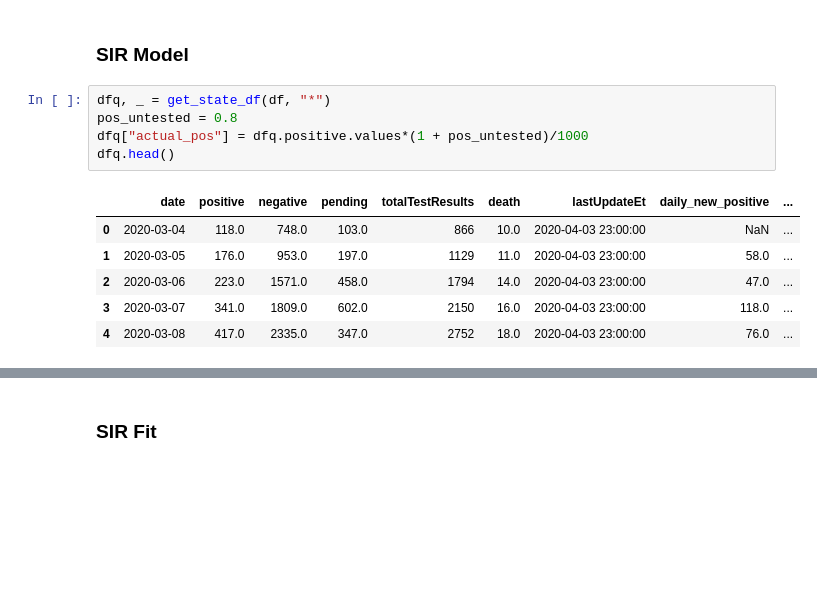
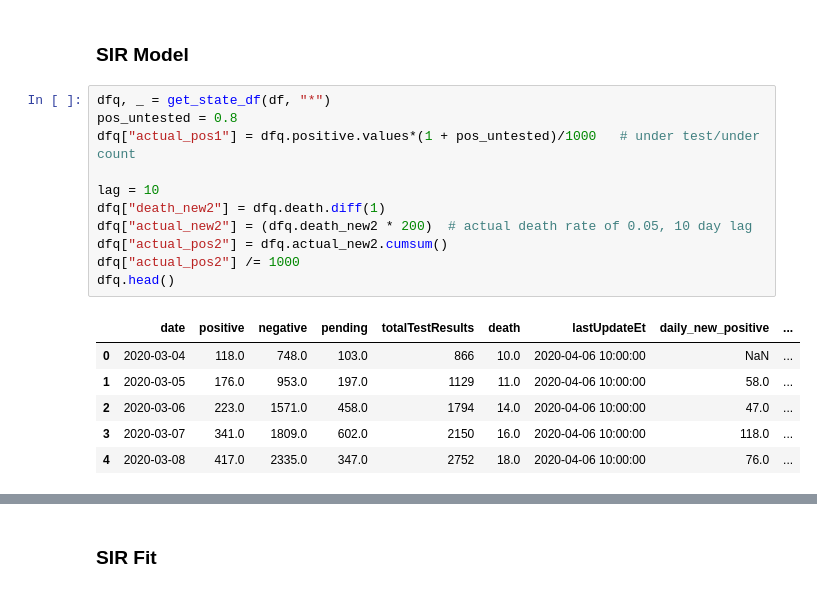
Before and after one commit to DrSkippy/2020covid19, a Jupyter notebook: SIR Fits.ipynb, the cells around one changed output, grey strips where cells are left out. Cells and saved outputs as stored; diff of their text form; blank space fills up the shorter version.

```diff
--- a/SIR Fits.ipynb
+++ b/SIR Fits.ipynb
@@ -56,12 +59,18 @@ df.head()
 # %%
 dfq, _ = get_state_df(df, "*")
 pos_untested = 0.8
-dfq["actual_pos"] = dfq.positive.values*(1 + pos_untested)/1000
+dfq["actual_pos1"] = dfq.positive.values*(1 + pos_untested)/1000   # under test/under count
+
+lag = 10
+dfq["death_new2"] = dfq.death.diff(1)
+dfq["actual_new2"] = (dfq.death_new2 * 200)  # actual death rate of 0.05, 10 day lag
+dfq["actual_pos2"] = dfq.actual_new2.cumsum()
+dfq["actual_pos2"] /= 1000
 dfq.head()
 # %% [output]
 |  | date | positive | negative | pending | totalTestResults | death | lastUpdateEt | daily_new_positive | ... |
-| 0 | 2020-03-04 | 118.0 | 748.0 | 103.0 | 866 | 10.0 | 2020-04-03 23:00:00 | NaN | ... |
-| 1 | 2020-03-05 | 176.0 | 953.0 | 197.0 | 1129 | 11.0 | 2020-04-03 23:00:00 | 58.0 | ... |
-| 2 | 2020-03-06 | 223.0 | 1571.0 | 458.0 | 1794 | 14.0 | 2020-04-03 23:00:00 | 47.0 | ... |
-| 3 | 2020-03-07 | 341.0 | 1809.0 | 602.0 | 2150 | 16.0 | 2020-04-03 23:00:00 | 118.0 | ... |
-| 4 | 2020-03-08 | 417.0 | 2335.0 | 347.0 | 2752 | 18.0 | 2020-04-03 23:00:00 | 76.0 | ... |
+| 0 | 2020-03-04 | 118.0 | 748.0 | 103.0 | 866 | 10.0 | 2020-04-06 10:00:00 | NaN | ... |
+| 1 | 2020-03-05 | 176.0 | 953.0 | 197.0 | 1129 | 11.0 | 2020-04-06 10:00:00 | 58.0 | ... |
+| 2 | 2020-03-06 | 223.0 | 1571.0 | 458.0 | 1794 | 14.0 | 2020-04-06 10:00:00 | 47.0 | ... |
+| 3 | 2020-03-07 | 341.0 | 1809.0 | 602.0 | 2150 | 16.0 | 2020-04-06 10:00:00 | 118.0 | ... |
+| 4 | 2020-03-08 | 417.0 | 2335.0 | 347.0 | 2752 | 18.0 | 2020-04-06 10:00:00 | 76.0 | ... |
```
Also changed, not shown: parts of 9 cells of this notebook, 1 other file.
